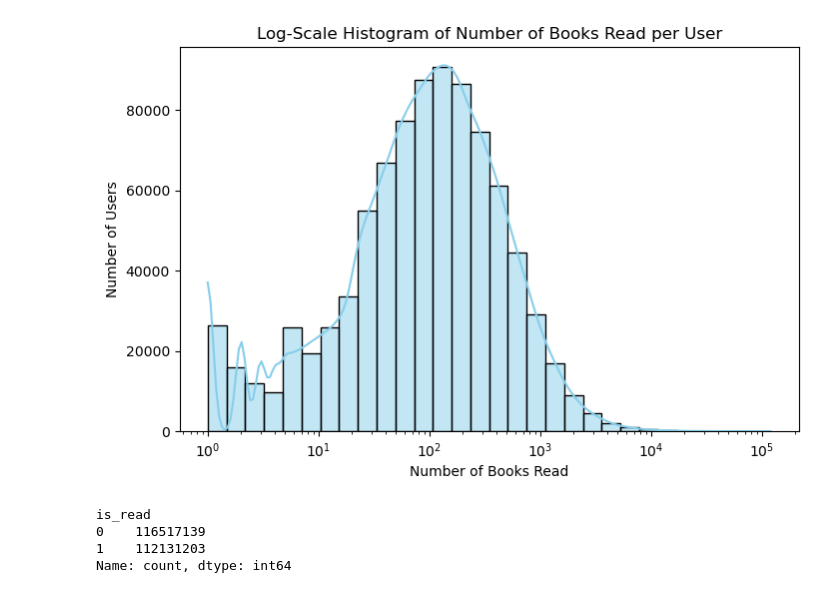
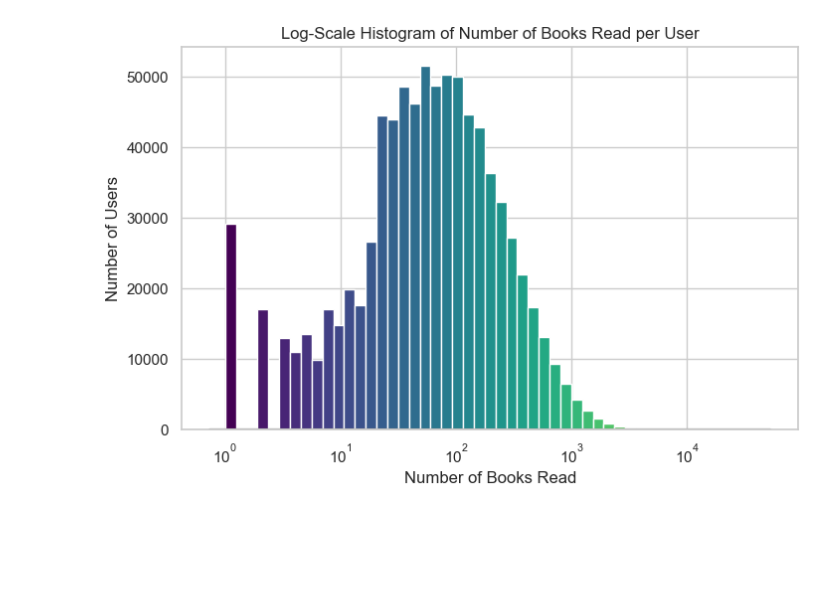
Before and after one commit to mud66/Recommender-System-GoodReads, a Jupyter notebook: Process/EDA.ipynb, the cells around one changed output. Saved outputs shown, nothing was run; the diff lists cells and outputs as text; code cells hidden in the pictures; blank space fills up the shorter version.

```diff
--- a/Process/EDA.ipynb
+++ b/Process/EDA.ipynb
@@ -7,28 +8,4 @@ tqdm.pandas()
 # %%
 read = pd.read_pickle('../Pickle/read.pkl')
-# %%
-import matplotlib.pyplot as plt
-import seaborn as sns
-
-# Count the number of books read per user
-books_per_user = read.groupby('user_id').size()
-
-# Plot histogram with log scale
-plt.figure(figsize=(8, 5))
-sns.histplot(books_per_user, bins=30, kde=True, log_scale=True, color='skyblue')
-
-# Add titles and labels
-plt.title('Log-Scale Histogram of Number of Books Read per User')
-plt.xlabel('Number of Books Read')
-plt.ylabel('Number of Users')
-
-plt.show()
-# %% [output]
-[figure, removed]
 # %%
-read['is_read'].value_counts()
+read = read[read['is_read'] == 1]
-# %% [output]
-is_read
-0    116517139
-1    112131203
-Name: count, dtype: int64
@@ -38 +12,26 @@ read = read[read['is_read'] == 1]
+# %%
+plt.figure(figsize=(8, 5))
+
+books_per_user = read.groupby('user_id').size()
+
+log_bins = np.logspace(np.log10(1), np.log10(books_per_user.max()), num=50)
+
+hist_data, bins = np.histogram(books_per_user, bins=log_bins)
+
+viridis = plt.cm.viridis
+colors = viridis(np.linspace(0, 1, len(hist_data)))
+
+for i in range(len(hist_data)):
+    plt.bar(bins[i], hist_data[i], width=bins[i+1] - bins[i], color=colors[i], align='edge')
+
+plt.xscale('log')
+sns.kdeplot(books_per_user, color='gray', linewidth=2)
+
+plt.title('Log-Scale Histogram of Number of Books Read per User')
+plt.xlabel('Number of Books Read')
+plt.ylabel('Number of Users')
+
+plt.show()
+# %% [output]
+[figure, added]
 # %%
```
Also changed, not shown: parts of 9 cells of this notebook, 3 other files.
